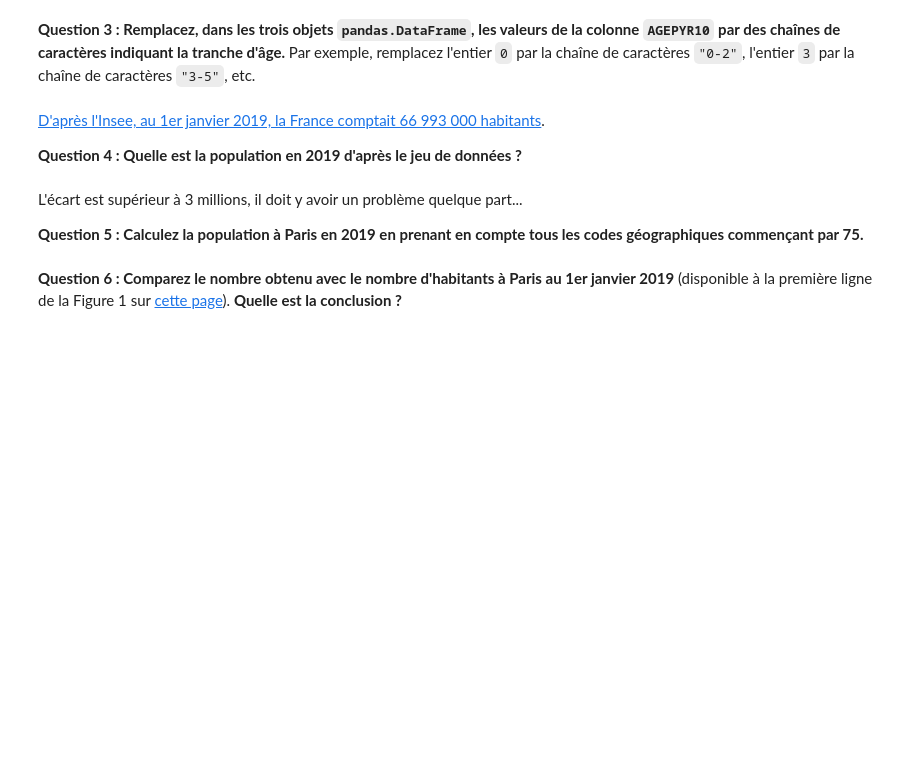
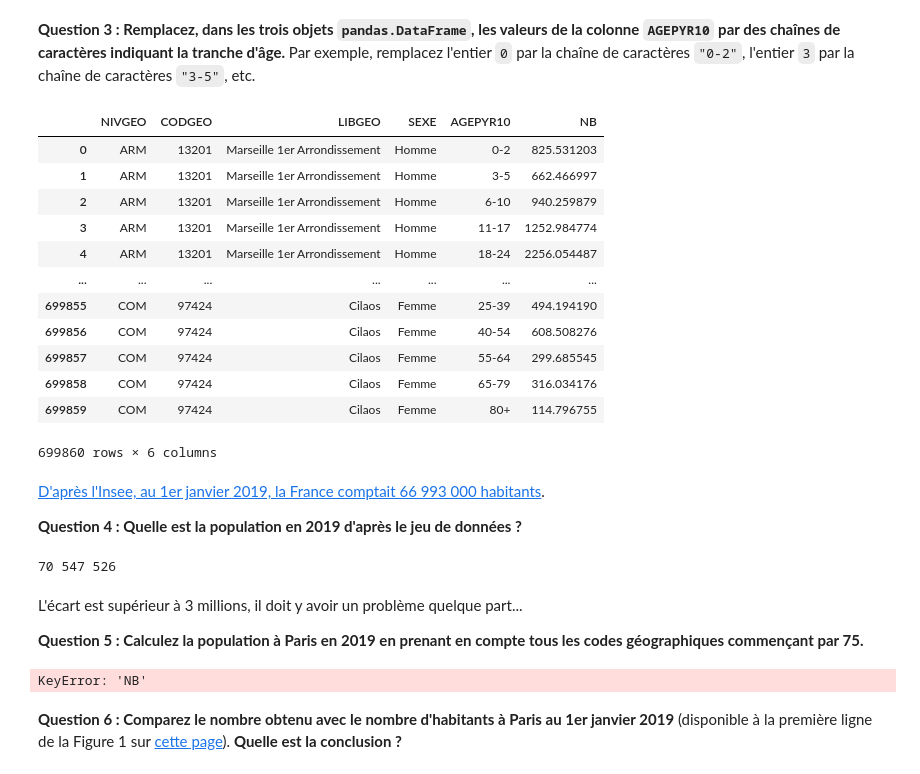
Before and after one commit to tom-lebesnerais/jupyter_notebook, a Jupyter notebook: notebooks/Exercices - pandas - Sujet.ipynb, the cells around one changed output. Drawn from its saved outputs; the diff is of its cells as text; code cells hidden in the pictures; blank space fills up the shorter version.

```diff
--- a/notebooks/Exercices - pandas - Sujet.ipynb
+++ b/notebooks/Exercices - pandas - Sujet.ipynb
@@ -86,19 +149,41 @@ Avant d'analyser les données, effectuons quelques vérifications.
 # %% [markdown]
 **Question 3 : Remplacez, dans les trois objets `pandas.DataFrame`, les valeurs de la colonne `AGEPYR10` par des chaînes de caractères indiquant la tranche d'âge.** Par exemple, remplacez l'entier `0` par la chaîne de caractères `"0-2"`, l'entier `3` par la chaîne de caractères `"3-5"`, etc.
 # %%
-# TODO
+for df in (df_2018, df_2019, df_2020):
+    df['AGEPYR10'] = df['AGEPYR10'].map({0 : "0-2", 3 : "3-5", 6 : "6-10", 11 : "11-17", 18 : "18-24", 25 : "25-39",
+                                         40 : "40-54", 55 : "55-64", 65 : "65-79", 80 : "80+"})
+
+df_2018
+# %% [output]
+|  | NIVGEO | CODGEO | LIBGEO | SEXE | AGEPYR10 | NB |
+| 0 | ARM | 13201 | Marseille 1er Arrondissement | Homme | 0-2 | 825.531203 |
+| 1 | ARM | 13201 | Marseille 1er Arrondissement | Homme | 3-5 | 662.466997 |
+| 2 | ARM | 13201 | Marseille 1er Arrondissement | Homme | 6-10 | 940.259879 |
+| 3 | ARM | 13201 | Marseille 1er Arrondissement | Homme | 11-17 | 1252.984774 |
+| 4 | ARM | 13201 | Marseille 1er Arrondissement | Homme | 18-24 | 2256.054487 |
+| ... | ... | ... | ... | ... | ... | ... |
+| 699855 | COM | 97424 | Cilaos | Femme | 25-39 | 494.194190 |
+| 699856 | COM | 97424 | Cilaos | Femme | 40-54 | 608.508276 |
+| 699857 | COM | 97424 | Cilaos | Femme | 55-64 | 299.685545 |
+| 699858 | COM | 97424 | Cilaos | Femme | 65-79 | 316.034176 |
+| 699859 | COM | 97424 | Cilaos | Femme | 80+ | 114.796755 |
+699860 rows × 6 columns
 # %% [markdown]
 [D'après l'Insee, au 1er janvier 2019, la France comptait 66 993 000 habitants](https://www.insee.fr/fr/statistiques/3692693).
 
 **Question 4 : Quelle est la population en 2019 d'après le jeu de données ?**
 # %%
-# TODO
+print(f"{round(df_2019['NB'].sum()):,}".replace(',', ' '))
+# %% [output]
+70 547 526
 # %% [markdown]
 L'écart est supérieur à 3 millions, il doit y avoir un problème quelque part...
 
 **Question 5 : Calculez la population à Paris en 2019 en prenant en compte tous les codes géographiques commençant par 75.**
 # %%
-# TODO
+print(f"{round(df_2019.CODGEO.str.startswith('75')['NB'].sum()):,}".replace(',', ' '))
+# %% [output]
+KeyError: 'NB'
 # %% [markdown]
 **Question 6 : Comparez le nombre obtenu avec le nombre d'habitants à Paris au 1er janvier 2019** (disponible à la première ligne de la Figure 1 sur [cette page](https://www.insee.fr/fr/statistiques/6011965)). **Quelle est la conclusion ?**
 # %%
```
Also changed, not shown: parts of 5 cells of this notebook, 2 other files.
